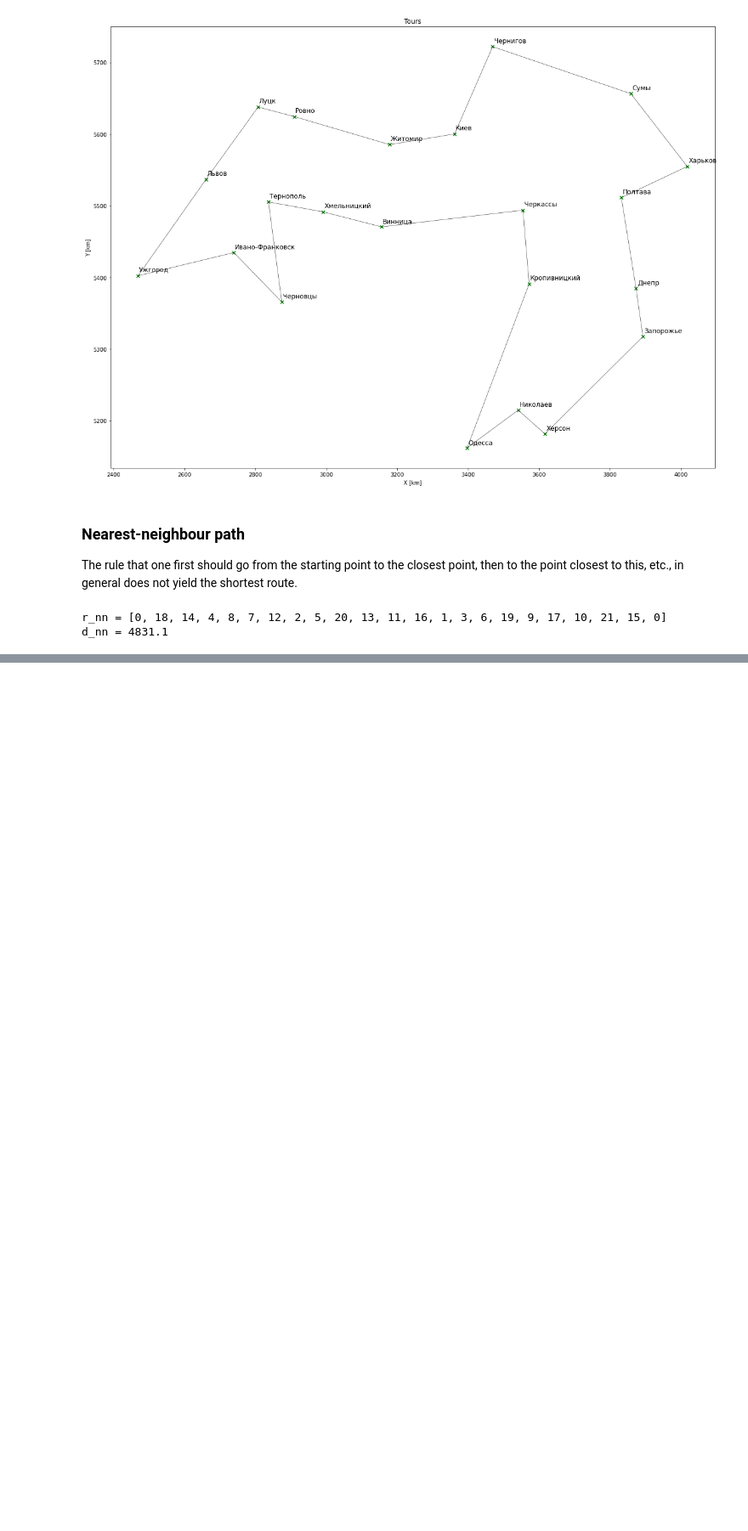
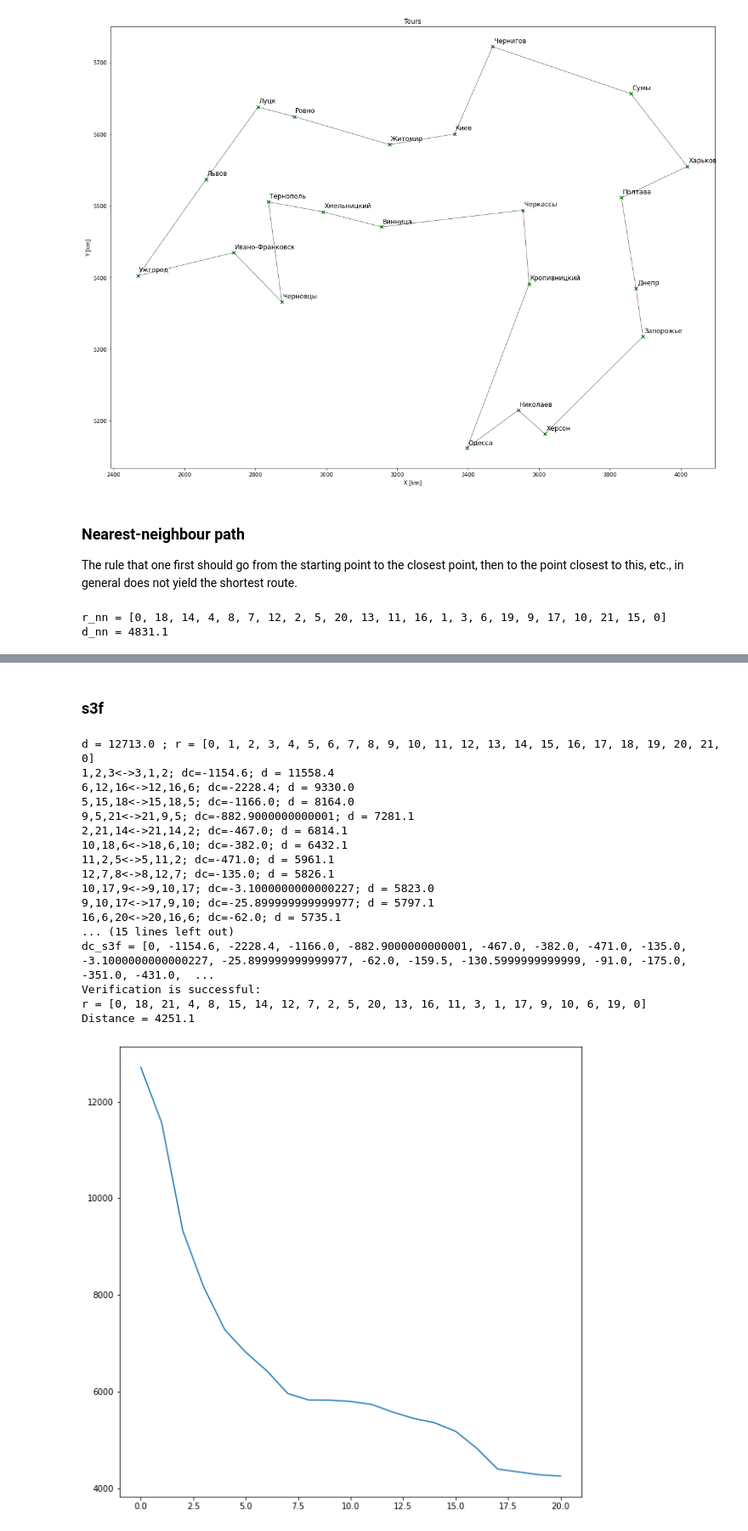
Before and after one commit to ysereda/Traveling_Salesman, a Jupyter notebook: Traveling_Salesman.ipynb, the cells around one changed output, grey strips where cells are left out. Shown at 85% size. Cells and saved outputs as stored; diff of their text form; code cells hidden in the pictures; blank space fills up the shorter version.

```diff
--- a/Traveling_Salesman.ipynb
+++ b/Traveling_Salesman.ipynb
@@ -1411,0 +579,42 @@ print(sortdict)
+# %% [markdown]
+### s3f
+# %%
+init(); dm_s3f=[d_min]; i_s3f=[0]; j_s3f=[0]; k_s3f=[0]; dc_s3f=[0];
+while swap3first():
+    dm_s3f.append(d_min)
+    i_s3f.append(i_opt)
+    j_s3f.append(j_opt)
+    k_s3f.append(k_opt)
+    dc_s3f.append(dc_min)
+d_s3f = d_min
+r_s3f = r
+print("dm_s3f =",dm_s3f)
+print("d_s3f =",d_s3f)
+print("r_s3f =",r)
+print("i_s3f =",i_s3f)
+print("j_s3f =",j_s3f)
+print("k_s3f =",k_s3f)
+print("dc_s3f =",dc_s3f)
+if dm_s3f[-1] < dm_s3f[0]:
+    ver(r)
+    plt.figure(1, figsize=(10,10))
+    plt.plot(dm_s3f)
+# %% [output]
+d = 12713.0 ; r = [0, 1, 2, 3, 4, 5, 6, 7, 8, 9, 10, 11, 12, 13, 14, 15, 16, 17, 18, 19, 20, 21, 0]
+1,2,3<->3,1,2; dc=-1154.6; d = 11558.4
+6,12,16<->12,16,6; dc=-2228.4; d = 9330.0
+5,15,18<->15,18,5; dc=-1166.0; d = 8164.0
+9,5,21<->21,9,5; dc=-882.9000000000001; d = 7281.1
+2,21,14<->21,14,2; dc=-467.0; d = 6814.1
+10,18,6<->18,6,10; dc=-382.0; d = 6432.1
+11,2,5<->5,11,2; dc=-471.0; d = 5961.1
+12,7,8<->8,12,7; dc=-135.0; d = 5826.1
+10,17,9<->9,10,17; dc=-3.1000000000000227; d = 5823.0
+9,10,17<->17,9,10; dc=-25.899999999999977; d = 5797.1
+16,6,20<->20,16,6; dc=-62.0; d = 5735.1
+... (15 lines left out)
+dc_s3f = [0, -1154.6, -2228.4, -1166.0, -882.9000000000001, -467.0, -382.0, -471.0, -135.0, -3.1000000000000227, -25.899999999999977, -62.0, -159.5, -130.5999999999999, -91.0, -175.0, -351.0, -431.0,  ...
+Verification is successful:
+r = [0, 18, 21, 4, 8, 15, 14, 12, 7, 2, 5, 20, 13, 16, 11, 3, 1, 17, 9, 10, 6, 19, 0]
+Distance = 4251.1
+[figure, added]
```
Also changed, not shown: parts of 156 cells of this notebook, 1 other file.
